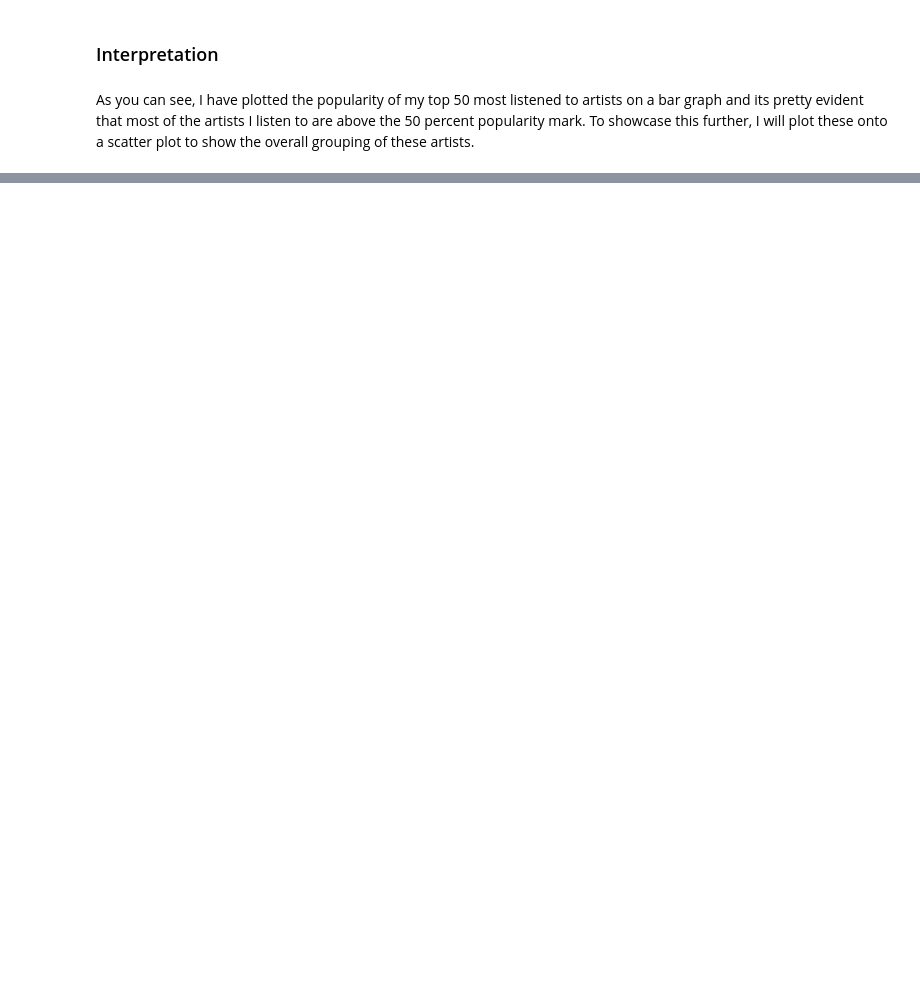
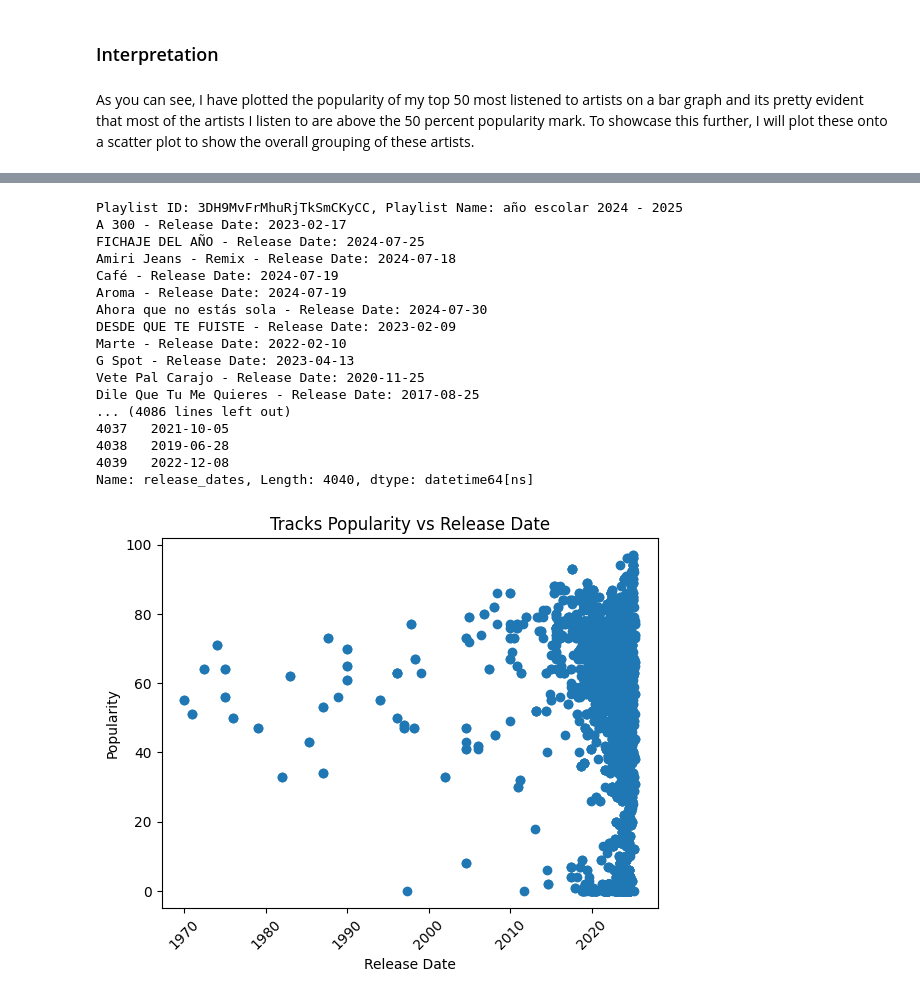
Before and after one commit to Luis-Rosario-Alers/spotify_analysis, a Jupyter notebook: analysis.ipynb, the cells around one changed output, grey strips where cells are left out. Drawn from its saved outputs; the diff is of its cells as text; code cells hidden in the pictures; blank space fills up the shorter version.

```diff
--- a/analysis.ipynb
+++ b/analysis.ipynb
@@ -86,0 +117,67 @@ plt.show()
+# %%
+# First we need to collect the tracks from the user's library
+playlists= sp.current_user_playlists(limit=50, offset=0)
+
+all_tracks = []
+
+for playlist in playlists['items']:
+    playlist_id = playlist['id']
+    playlist_name = playlist['name']
+    print(f"Playlist ID: {playlist_id}, Playlist Name: {playlist_name}")
+
+    # Get the tracks in the playlist
+    results = sp.playlist_tracks(playlist_id)
+    tracks = results['items']
+
+    # Loops through the pages of results and collect tracks
+    while results['next']:
+        results = sp.next(results)
+        tracks.extend(results['items'])
+
+    all_tracks.extend(tracks)
+
+    # Print the track names
+    # this is more just to see if the code works
+    for item in tracks:
+        track = item['track']
+        if track and track.get('album') and track['album'].get('release_date'):
+            release_date = track['album']['release_date']
+            print(f"{track['name']} - Release Date: {release_date}")
+        else:
+            print(f"{track['name'] if track else 'Unknown'} - Release Date: None")
+
+tracks_df = pd.DataFrame(all_tracks)
+
+# Now we have to normalize our data to make sure release dates are datetime objects
+tracks_df['release_dates'] = tracks_df['track'].apply(
+    lambda x: pd.to_datetime(x['album']['release_date']) if x and x.get('album') and x['album'].get('release_date') else None
+)
+
+print(tracks_df['release_dates'])
+
+plt.scatter(x=tracks_df['release_dates'],
+            y=tracks_df['track'].apply(lambda x: x['popularity'] if x else 0))
+plt.title('Tracks Popularity vs Release Date')
+plt.xlabel('Release Date')
+plt.ylabel('Popularity')
+plt.xticks(rotation=45)
+plt.show()
+# %% [output]
+Playlist ID: 3DH9MvFrMhuRjTkSmCKyCC, Playlist Name: año escolar 2024 - 2025
+A 300 - Release Date: 2023-02-17
+FICHAJE DEL AÑO - Release Date: 2024-07-25
+Amiri Jeans - Remix - Release Date: 2024-07-18
+Café - Release Date: 2024-07-19
+Aroma - Release Date: 2024-07-19
+Ahora que no estás sola - Release Date: 2024-07-30
+DESDE QUE TE FUISTE - Release Date: 2023-02-09
+Marte - Release Date: 2022-02-10
+G Spot - Release Date: 2023-04-13
+Vete Pal Carajo - Release Date: 2020-11-25
+Dile Que Tu Me Quieres - Release Date: 2017-08-25
+... (4086 lines left out)
+4037   2021-10-05
+4038   2019-06-28
+4039   2022-12-08
+Name: release_dates, Length: 4040, dtype: datetime64[ns]
+[figure, added]
```
Also changed, not shown: parts of 6 cells of this notebook.
